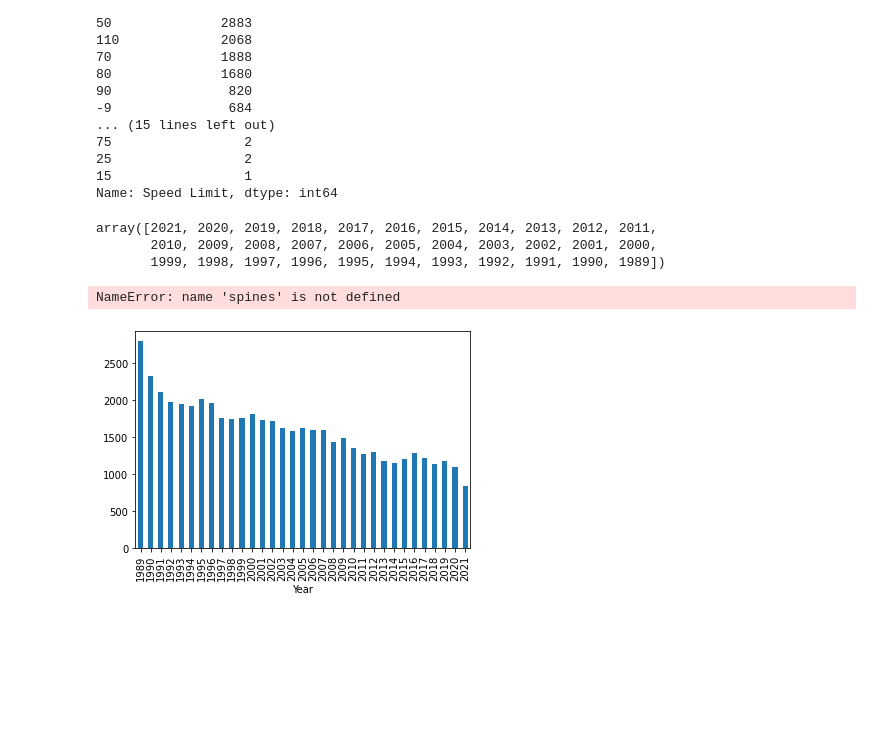
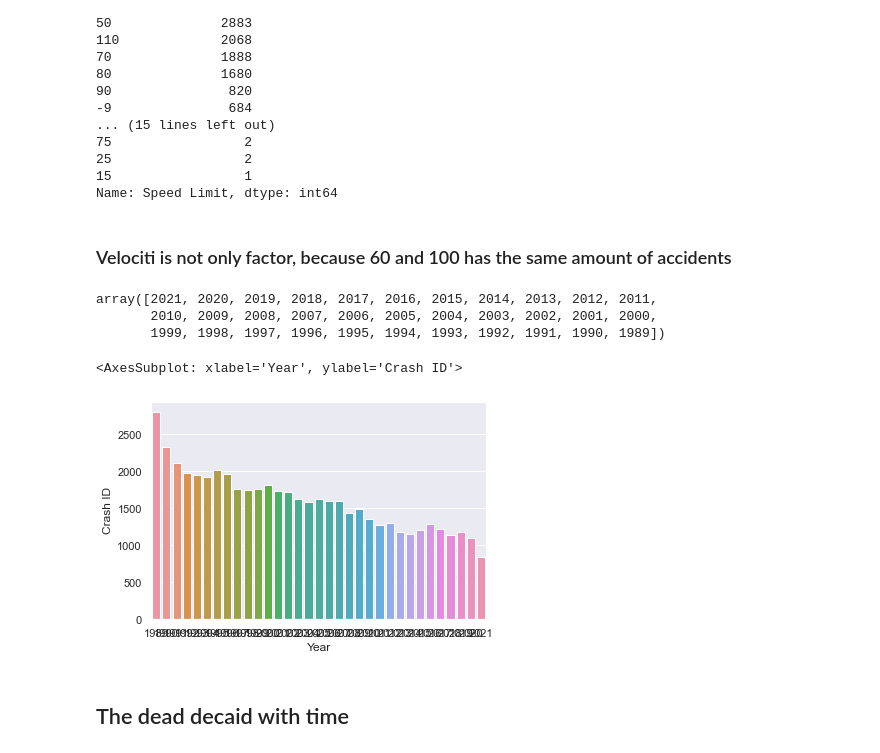
Before and after one commit to abndre/data_science, a Jupyter notebook: kaagle/3-decades-of-road-death-trends-in-straya/analyse 3-decades-of-road-death-trends-in-straya.ipynb, the cells around one changed output. Cells and saved outputs as stored; diff of their text form; code cells hidden in the pictures; blank space fills up the shorter version.

```diff
--- a/kaagle/3-decades-of-road-death-trends-in-straya/analyse 3-decades-of-road-death-trends-in-straya.ipynb
+++ b/kaagle/3-decades-of-road-death-trends-in-straya/analyse 3-decades-of-road-death-trends-in-straya.ipynb
@@ -7,2 +13,2 @@ pd.set_option('display.max_rows', None)
 # %%
-df = pd.read_csv('data/Crash_Data.csv')
+df = pd.read_csv('data/Crash_Data.csv', low_memory=False)
@@ -91,6 +131,8 @@ df['Speed Limit'].value_counts()
 25                 2
 15                 1
 Name: Speed Limit, dtype: int64
+# %% [markdown]
+### Velociti is not only factor, because 60 and 100 has the same amount of accidents
 # %%
 df['Year'].unique()
 # %% [output]
@@ -98,7 +140,12 @@ array([2021, 2020, 2019, 2018, 2017, 2016, 2015, 2014, 2013, 2012, 2011,
        2010, 2009, 2008, 2007, 2006, 2005, 2004, 2003, 2002, 2001, 2000,
        1999, 1998, 1997, 1996, 1995, 1994, 1993, 1992, 1991, 1990, 1989])
 # %%
-sns.barplot()
+dfg = df.groupby('Year',as_index = False).count()
+#dfg
+sns.set(font_scale = 1)
+sns.barplot(dfg, x = dfg['Year'], y=dfg['Crash ID'])
 # %% [output]
-NameError: name 'spines' is not defined
+<AxesSubplot: xlabel='Year', ylabel='Crash ID'>
-[figure, old version]
+[figure, new version]
+# %% [markdown]
+## The dead decaid with time
```
Also changed, not shown: parts of 23 cells of this notebook.
